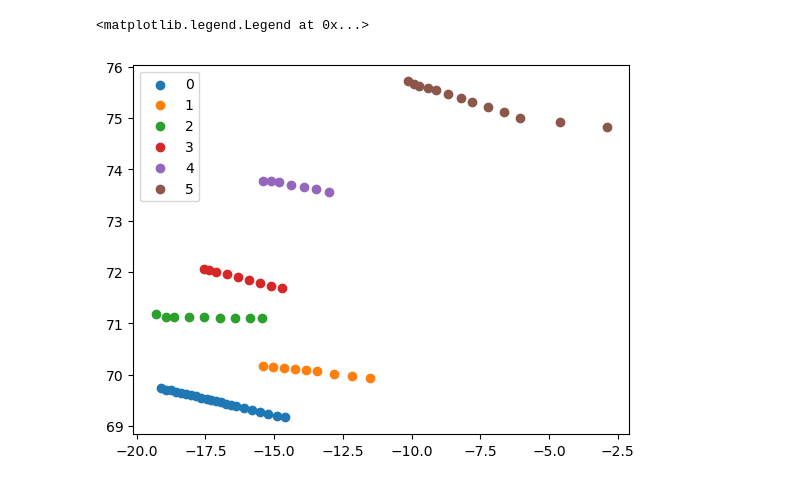
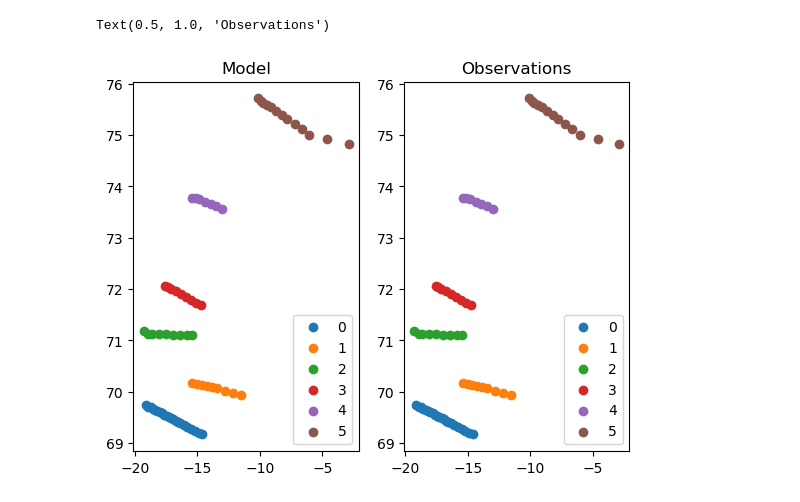
Before and after one commit to EirikKvamme/MScEirik, a Jupyter notebook: AreaInfo/Obs_vs_Model.ipynb, the cells around one changed output. Drawn from its saved outputs; the diff is of its cells as text; code cells hidden in the pictures.

Commit message:
First try on RMSE of OBS vs Model

```diff
--- a/AreaInfo/Obs_vs_Model.ipynb
+++ b/AreaInfo/Obs_vs_Model.ipynb
@@ -15,3 +15,14 @@ path = [
 
 ]
 model_data = [xr.open_dataset(x) for x in path]
+
+path = [
+    r'D:\MScData\AL_69.nc',
+    r'D:\MScData\AL_70.nc',
+    r'D:\MScData\AL_71.nc',
+    r'D:\MScData\AL_72.nc',
+    r'D:\MScData\AL_735.nc',
+    r'D:\MScData\AL_75.nc'
+]
+obs_data = [xr.open_dataset(x) for x in path]
+vertical_res = xr.open_dataset(r'D:\MScData\drF.nc')['drF']
@@ -38,8 +66,14 @@ display(model_data)
 # %%
-fig, ax = plt.subplots()
+fig, (ax1,ax2) = plt.subplots(1,2)
 for x,data in enumerate(model_data):
-    ax.scatter(data.lon,data.lat,label=x)
-ax.legend()
+    ax1.scatter(data.lon,data.lat,label=x)
+ax1.legend()
+ax1.set_title('Model')
+
+for x,data in enumerate(obs_data):
+    ax2.scatter(data.longitude,data.latitude,label=x)
+ax2.legend()
+ax2.set_title('Observations')
 # %% [output]
-<matplotlib.legend.Legend at 0x...>
+Text(0.5, 1.0, 'Observations')
-[figure, old version]
+[figure, new version]
```
Also changed, not shown: parts of 14 cells of this notebook, 2 other files.
